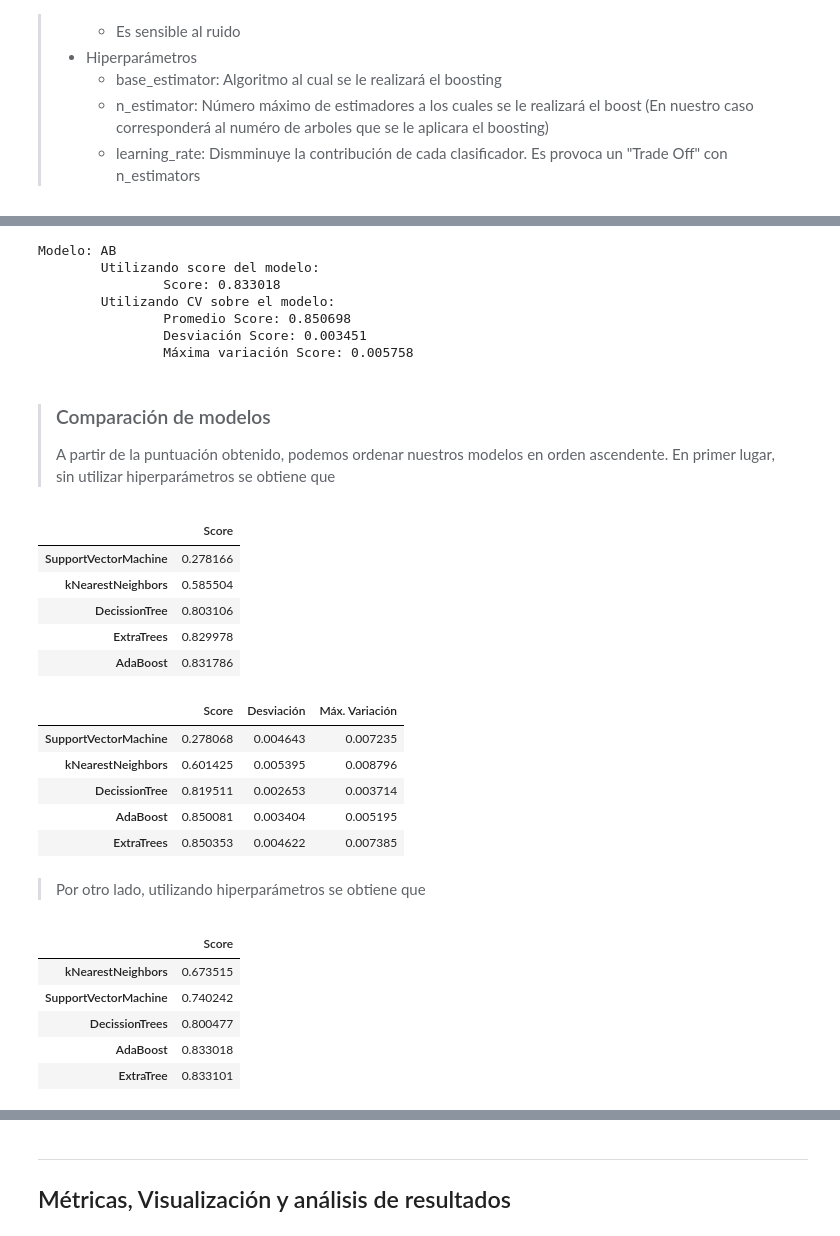
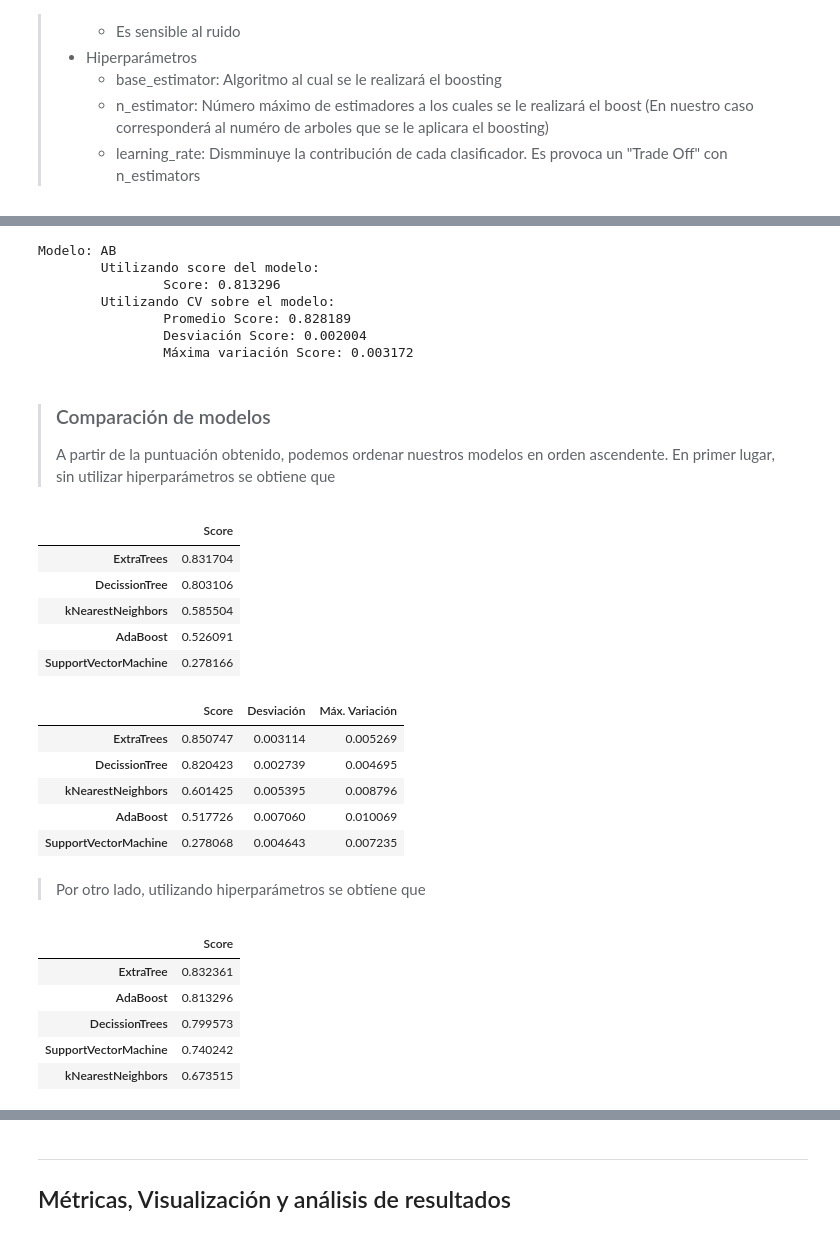
Before and after one commit to brunomb97/mat281-proyecto, a Jupyter notebook: resultados.ipynb, the cells around one changed output, grey strips where cells are left out. Saved outputs shown, nothing was run; the diff lists cells and outputs as text; code cells hidden in the pictures.

```diff
--- a/resultados.ipynb
+++ b/resultados.ipynb
@@ -739,12 +743,12 @@ Modelo: ET
 # %%
 name = 'AB'
 
-preab = AdaBoostClassifier(AdaBoostClassifier(ExtraTreesClassifier()))
+preab = DecisionTreeClassifier(criterion = 'entropy', max_depth=10)
 preab.fit(Xcl_train, ycl_train)
 
 PrePredicts[name] = preab.predict(Xcl_test)
 PreScoreStats[name] = preab.score(Xcl_test, ycl_test)
-PreCVStats[name] = csmStat(cross_val_model(AdaBoostClassifier(ExtraTreesClassifier()), Xcl, ycl))
+PreCVStats[name] = csmStat(cross_val_model(DecisionTreeClassifier(criterion = 'entropy', max_depth=10), Xcl, ycl))
 
 print(toString(name, PreScoreStats, PreCVStats))
 # %% [output]
@@ -773,8 +775,7 @@ Fitting 5 folds for each of 14 candidates, totalling 70 fits
 # %%
-abBestParams = {'base_estimator': ExtraTreesClassifier(criterion='gini', n_estimators=260), 'n_estimators': 190}
 name = 'AB'
 
-ab = AdaBoostClassifier()
+ab = AdaBoostClassifier(DecisionTreeClassifier(criterion = 'entropy', max_depth=10))
 ab.set_params(**abBestParams)
 ab.fit(Xcl_train, ycl_train)
 
@@ -786,11 +787,11 @@ print(toString(name, PostScoreStats, PostCVStats))
 # %% [output]
 Modelo: AB
         Utilizando score del modelo:
-                Score: 0.833018
+                Score: 0.813296
         Utilizando CV sobre el modelo:
-                Promedio Score: 0.850698
-                Desviación Score: 0.003451
-                Máxima variación Score: 0.005758
+                Promedio Score: 0.828189
+                Desviación Score: 0.002004
+                Máxima variación Score: 0.003172
 # %% [markdown]
 > ### Comparación de modelos
 > A partir de la puntuación obtenido, podemos ordenar nuestros modelos en orden ascendente. En primer lugar, sin utilizar hiperparámetros se obtiene que
@@ -803,34 +804,34 @@ dfPreScoreStats = (pd.DataFrame.from_dict(PreScoreStats,
                      'kNN': 'kNearestNeighbors',
                      'SVC': 'SupportVectorMachine',
                      'AB': 'AdaBoost'})
-             .sort_values(by='Score', ascending=True))
+             .sort_values(by='Score', ascending=False))
 dfPreScoreStats
 # %% [output]
 |  | Score |
+| ExtraTrees | 0.831704 |
+| DecissionTree | 0.803106 |
+| kNearestNeighbors | 0.585504 |
+| AdaBoost | 0.526091 |
 | SupportVectorMachine | 0.278166 |
-| kNearestNeighbors | 0.585504 |
-| DecissionTree | 0.803106 |
-| ExtraTrees | 0.829978 |
-| AdaBoost | 0.831786 |
 # %%
 dfPreCVStats = (pd.DataFrame.from_dict(PreCVStats,
                         orient='index',
                         columns=['Score', 'Desviación', 'Máx. Variación'])
              .rename({'ET': 'ExtraTrees',
                      'DT': 'DecissionTree',
                      'kNN': 'kNearestNeighbors',
                      'SVC': 'SupportVectorMachine',
                      'AB': 'AdaBoost'})
-             .sort_values(by='Score', ascending=True))
+             .sort_values(by='Score', ascending=False))
 
 dfPreCVStats
 # %% [output]
 |  | Score | Desviación | Máx. Variación |
+| ExtraTrees | 0.850747 | 0.003114 | 0.005269 |
+| DecissionTree | 0.820423 | 0.002739 | 0.004695 |
+| kNearestNeighbors | 0.601425 | 0.005395 | 0.008796 |
+| AdaBoost | 0.517726 | 0.007060 | 0.010069 |
 | SupportVectorMachine | 0.278068 | 0.004643 | 0.007235 |
-| kNearestNeighbors | 0.601425 | 0.005395 | 0.008796 |
-| DecissionTree | 0.819511 | 0.002653 | 0.003714 |
-| AdaBoost | 0.850081 | 0.003404 | 0.005195 |
-| ExtraTrees | 0.850353 | 0.004622 | 0.007385 |
 # %% [markdown]
 > Por otro lado, utilizando hiperparámetros se obtiene que
 # %%
@@ -842,15 +843,15 @@ dfPostScoreStats = (pd.DataFrame.from_dict(PostScoreStats,
                      'kNN': 'kNearestNeighbors',
                      'SVC': 'SupportVectorMachine',
                      'AB': 'AdaBoost'})
-             .sort_values(by='Score', ascending=True))
+             .sort_values(by='Score', ascending=False))
 dfPostScoreStats
 # %% [output]
 |  | Score |
+| ExtraTree | 0.832361 |
+| AdaBoost | 0.813296 |
+| DecissionTrees | 0.799573 |
+| SupportVectorMachine | 0.740242 |
 | kNearestNeighbors | 0.673515 |
-| SupportVectorMachine | 0.740242 |
-| DecissionTrees | 0.800477 |
-| AdaBoost | 0.833018 |
-| ExtraTree | 0.833101 |
 # %%
 dfPostCVStats = (pd.DataFrame.from_dict(PostCVStats,
                        orient='index',
```
Also changed, not shown: parts of 27 cells of this notebook.
